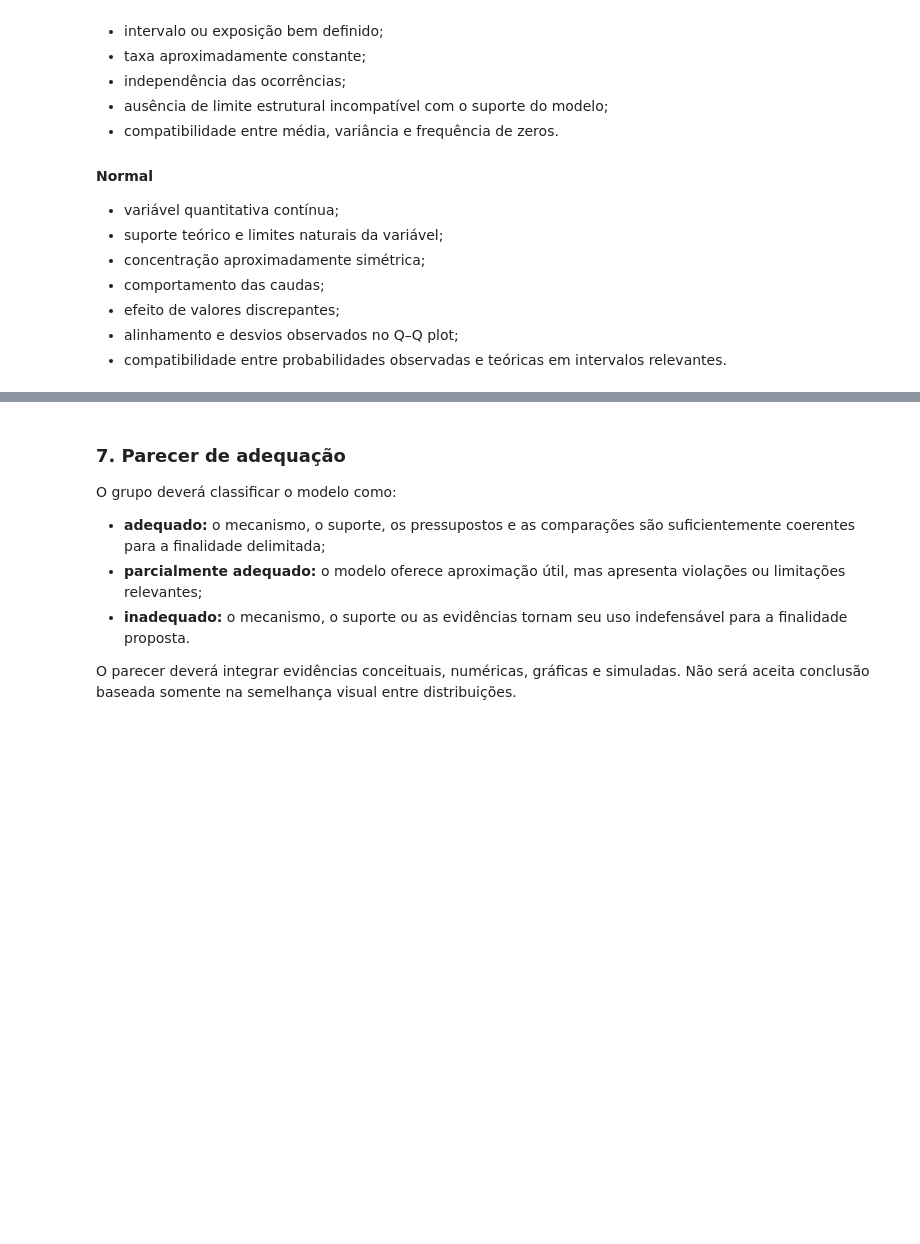
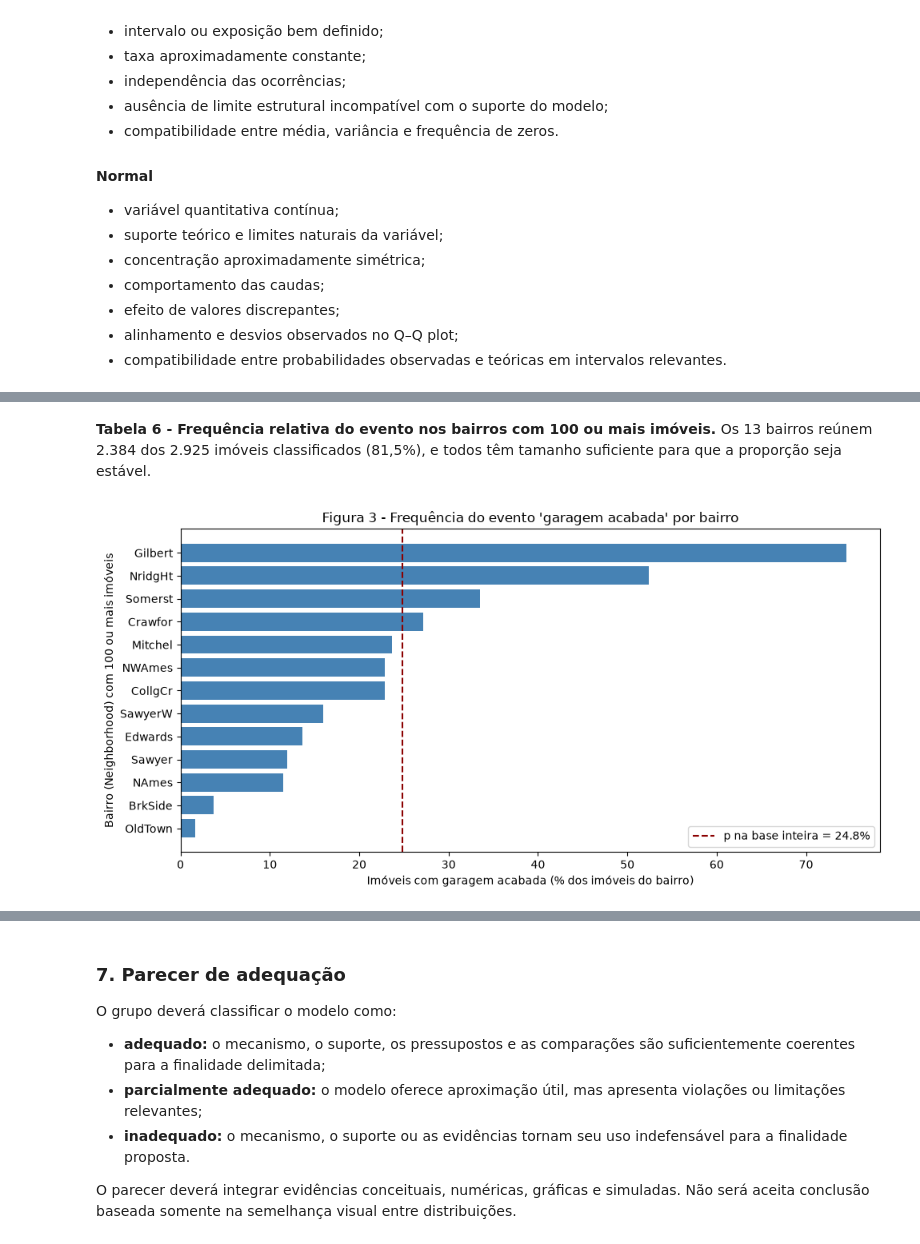
Before and after one commit to henriquelca/TrabalhoMQ, a Jupyter notebook: notebooks/ap2.ipynb, the cells around one changed output, grey strips where cells are left out. Drawn from its saved outputs; the diff is of its cells as text; code cells hidden in the pictures; blank space fills up the shorter version.

```diff
--- a/notebooks/ap2.ipynb
+++ b/notebooks/ap2.ipynb
@@ -463,0 +570,15 @@ Essas calibrações têm finalidade descritiva e computacional. Não serão apre
+# %%
+# n é fixado pelo enunciado; p é calibrado pela frequência relativa observada do evento.
+p = p_obs
+modelo = stats.binom(n_ensaios, p)
+
+pd.Series(
+    {
+        "n (número de seleções)": n_ensaios,
+        "p (frequência relativa do evento)": p,
+        "E(X) = np (imóveis)": modelo.mean(),
+        "Var(X) = np(1 - p) (imóveis²)": modelo.var(),
+        "DP(X) (imóveis)": modelo.std(),
+    },
+    name="Binomial(20, p)",
+).to_frame().round(4)
@@ -508,0 +832,10 @@ O grupo deverá examinar os pressupostos correspondentes à sua trilha.
+# %%
+por_bairro = classificados.groupby("Neighborhood")["Y"].agg(
+    imoveis="count", freq_relativa="mean"
+)
+bairros_grandes = por_bairro[por_bairro["imoveis"] >= 100].sort_values("freq_relativa")
+print(
+    f"{len(bairros_grandes)} bairros com 100 ou mais imóveis reúnem "
+    f"{bairros_grandes['imoveis'].sum()} de {n_validos} imóveis classificados."
+)
+bairros_grandes.round(3)
@@ -508,0 +859,14 @@ O grupo deverá examinar os pressupostos correspondentes à sua trilha.
+# %% [markdown]
+**Tabela 6 - Frequência relativa do evento nos bairros com 100 ou mais imóveis.** Os 13 bairros reúnem 2.384 dos 2.925 imóveis classificados (81,5%), e todos têm tamanho suficiente para que a proporção seja estável.
+# %%
+fig, ax = plt.subplots(figsize=(10, 5))
+ax.barh(bairros_grandes.index, bairros_grandes["freq_relativa"] * 100, color="steelblue")
+ax.axvline(p * 100, color="darkred", linestyle="--", label=f"p na base inteira = {p * 100:.1f}%")
+ax.set_xlabel("Imóveis com garagem acabada (% dos imóveis do bairro)")
+ax.set_ylabel("Bairro (Neighborhood) com 100 ou mais imóveis")
+ax.set_title("Figura 3 - Frequência do evento 'garagem acabada' por bairro")
+ax.legend()
+fig.tight_layout()
+plt.show()
+# %% [output]
+[figure, added]
```
Also changed, not shown: parts of 66 cells of this notebook.
